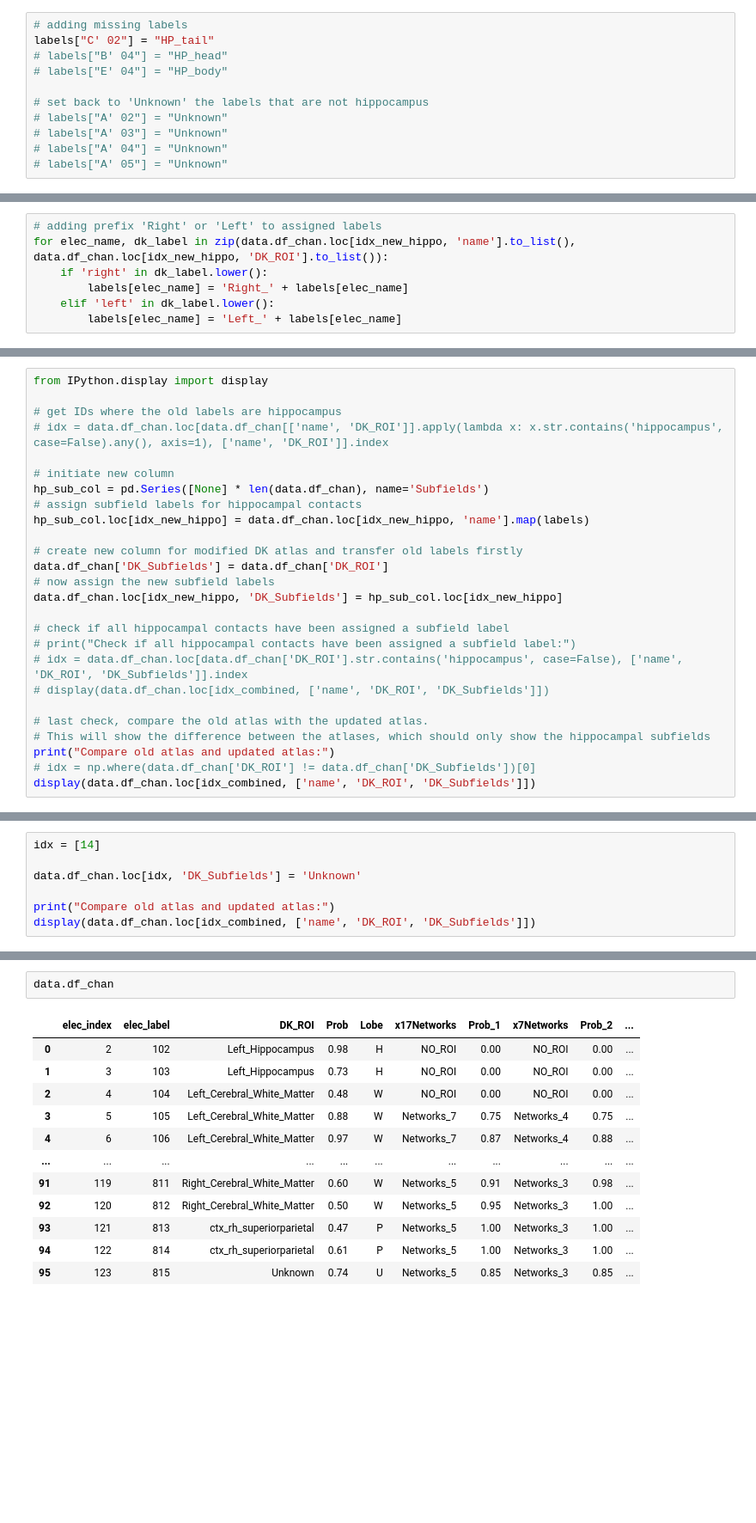
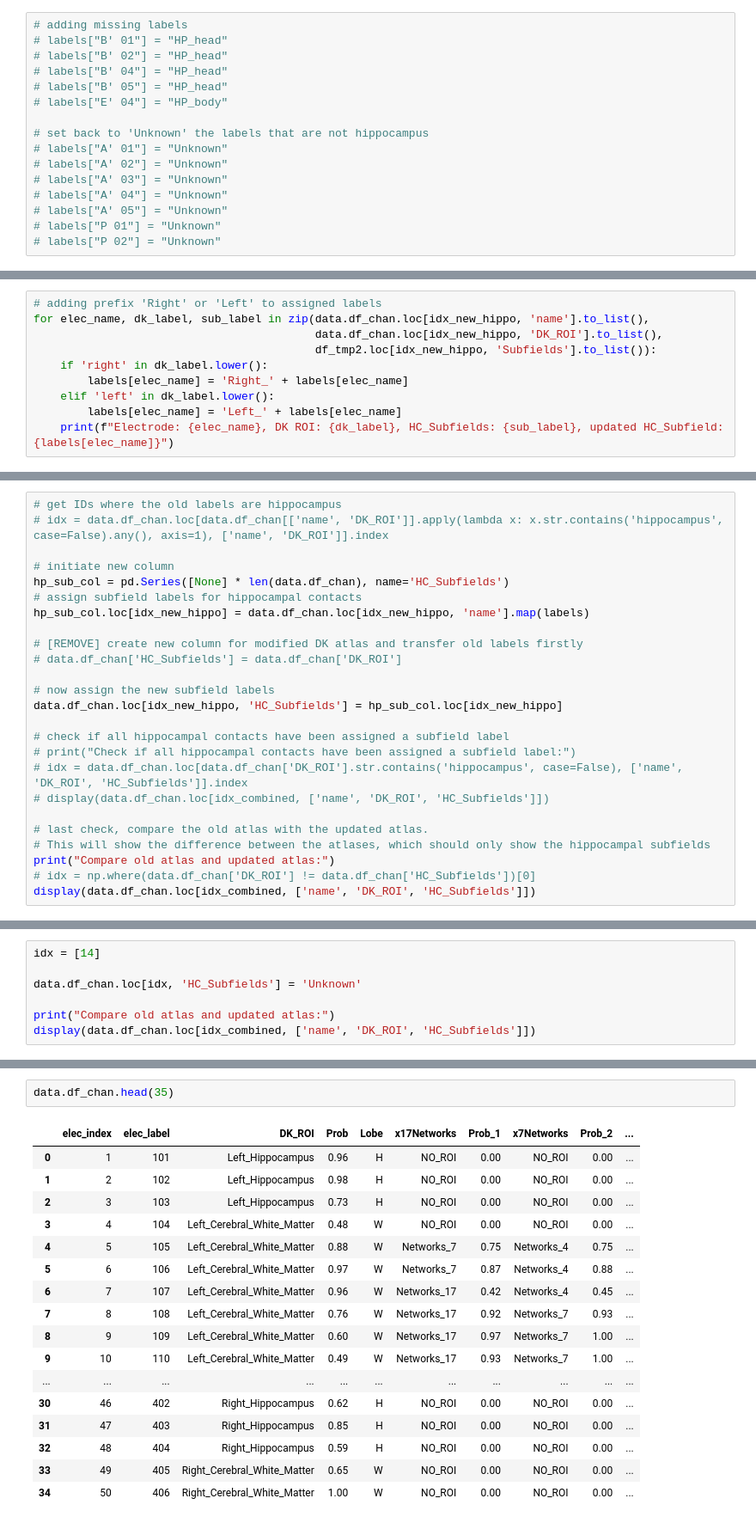
Before and after one commit to faering/master-project, a Jupyter notebook: PRE - label channels.ipynb, the cells around one changed output, grey strips where cells are left out. Shown at 86% size. Drawn from its saved outputs; the diff is of its cells as text; blank space fills up the shorter version.

```diff
--- a/PRE - label channels.ipynb
+++ b/PRE - label channels.ipynb
@@ -279,12 +300,17 @@ Corrections are made if some labels are wrongly labelled as "unknown".
 # %%
 # adding missing labels
-labels["C' 02"] = "HP_tail"
+# labels["B' 01"] = "HP_head"
+# labels["B' 02"] = "HP_head"
 # labels["B' 04"] = "HP_head"
+# labels["B' 05"] = "HP_head"
 # labels["E' 04"] = "HP_body"
 
 # set back to 'Unknown' the labels that are not hippocampus
+# labels["A' 01"] = "Unknown"
 # labels["A' 02"] = "Unknown"
 # labels["A' 03"] = "Unknown"
 # labels["A' 04"] = "Unknown"
 # labels["A' 05"] = "Unknown"
+# labels["P 01"] = "Unknown"
+# labels["P 02"] = "Unknown"
 # %%
@@ -354,7 +377,10 @@ Electrodes in the dataset: {'N', "W'", 'B', "D'", "B'", "T'", "C'", "N'"}
 # %%
 # adding prefix 'Right' or 'Left' to assigned labels
-for elec_name, dk_label in zip(data.df_chan.loc[idx_new_hippo, 'name'].to_list(), data.df_chan.loc[idx_new_hippo, 'DK_ROI'].to_list()):
+for elec_name, dk_label, sub_label in zip(data.df_chan.loc[idx_new_hippo, 'name'].to_list(),
+                                          data.df_chan.loc[idx_new_hippo, 'DK_ROI'].to_list(),
+                                          df_tmp2.loc[idx_new_hippo, 'Subfields'].to_list()):
     if 'right' in dk_label.lower():
         labels[elec_name] = 'Right_' + labels[elec_name]
     elif 'left' in dk_label.lower():
         labels[elec_name] = 'Left_' + labels[elec_name]
+    print(f"Electrode: {elec_name}, DK ROI: {dk_label}, HC_Subfields: {sub_label}, updated HC_Subfield: {labels[elec_name]}")
@@ -361,28 +396,27 @@ for elec_name, dk_label in zip(data.df_chan.loc[idx_new_hippo, 'name'].to_list()
 # %%
-from IPython.display import display
-
 # get IDs where the old labels are hippocampus
 # idx = data.df_chan.loc[data.df_chan[['name', 'DK_ROI']].apply(lambda x: x.str.contains('hippocampus', case=False).any(), axis=1), ['name', 'DK_ROI']].index
 
 # initiate new column
-hp_sub_col = pd.Series([None] * len(data.df_chan), name='Subfields')
+hp_sub_col = pd.Series([None] * len(data.df_chan), name='HC_Subfields')
 # assign subfield labels for hippocampal contacts
 hp_sub_col.loc[idx_new_hippo] = data.df_chan.loc[idx_new_hippo, 'name'].map(labels)
 
-# create new column for modified DK atlas and transfer old labels firstly
-data.df_chan['DK_Subfields'] = data.df_chan['DK_ROI']
+# [REMOVE] create new column for modified DK atlas and transfer old labels firstly
+# data.df_chan['HC_Subfields'] = data.df_chan['DK_ROI']
+
 # now assign the new subfield labels
-data.df_chan.loc[idx_new_hippo, 'DK_Subfields'] = hp_sub_col.loc[idx_new_hippo]
+data.df_chan.loc[idx_new_hippo, 'HC_Subfields'] = hp_sub_col.loc[idx_new_hippo]
 
 # check if all hippocampal contacts have been assigned a subfield label
 # print("Check if all hippocampal contacts have been assigned a subfield label:")
-# idx = data.df_chan.loc[data.df_chan['DK_ROI'].str.contains('hippocampus', case=False), ['name', 'DK_ROI', 'DK_Subfields']].index
-# display(data.df_chan.loc[idx_combined, ['name', 'DK_ROI', 'DK_Subfields']])
+# idx = data.df_chan.loc[data.df_chan['DK_ROI'].str.contains('hippocampus', case=False), ['name', 'DK_ROI', 'HC_Subfields']].index
+# display(data.df_chan.loc[idx_combined, ['name', 'DK_ROI', 'HC_Subfields']])
 
 # last check, compare the old atlas with the updated atlas.
 # This will show the difference between the atlases, which should only show the hippocampal subfields
 print("Compare old atlas and updated atlas:")
-# idx = np.where(data.df_chan['DK_ROI'] != data.df_chan['DK_Subfields'])[0]
-display(data.df_chan.loc[idx_combined, ['name', 'DK_ROI', 'DK_Subfields']])
+# idx = np.where(data.df_chan['DK_ROI'] != data.df_chan['HC_Subfields'])[0]
+display(data.df_chan.loc[idx_combined, ['name', 'DK_ROI', 'HC_Subfields']])
 # %% [output]
 Compare old atlas and updated atlas:
@@ -400,10 +436,10 @@ Compare old atlas and updated atlas:
 # %%
 idx = [14]
 
-data.df_chan.loc[idx, 'DK_Subfields'] = 'Unknown'
+data.df_chan.loc[idx, 'HC_Subfields'] = 'Unknown'
 
 print("Compare old atlas and updated atlas:")
-display(data.df_chan.loc[idx_combined, ['name', 'DK_ROI', 'DK_Subfields']])
+display(data.df_chan.loc[idx_combined, ['name', 'DK_ROI', 'HC_Subfields']])
 # %% [output]
 Compare old atlas and updated atlas:
 |  | name | DK_ROI | DK_Subfields |
@@ -420,17 +456,22 @@ Compare old atlas and updated atlas:
 
 Save the updated atlas in the channel dataframe with hippocampal subregions.
 # %%
-data.df_chan
+data.df_chan.head(35)
 # %% [output]
 |  | elec_index | elec_label | DK_ROI | Prob | Lobe | x17Networks | Prob_1 | x7Networks | Prob_2 | ... |
-| 0 | 2 | 102 | Left_Hippocampus | 0.98 | H | NO_ROI | 0.00 | NO_ROI | 0.00 | ... |
-| 1 | 3 | 103 | Left_Hippocampus | 0.73 | H | NO_ROI | 0.00 | NO_ROI | 0.00 | ... |
-| 2 | 4 | 104 | Left_Cerebral_White_Matter | 0.48 | W | NO_ROI | 0.00 | NO_ROI | 0.00 | ... |
-| 3 | 5 | 105 | Left_Cerebral_White_Matter | 0.88 | W | Networks_7 | 0.75 | Networks_4 | 0.75 | ... |
-| 4 | 6 | 106 | Left_Cerebral_White_Matter | 0.97 | W | Networks_7 | 0.87 | Networks_4 | 0.88 | ... |
+| 0 | 1 | 101 | Left_Hippocampus | 0.96 | H | NO_ROI | 0.00 | NO_ROI | 0.00 | ... |
+| 1 | 2 | 102 | Left_Hippocampus | 0.98 | H | NO_ROI | 0.00 | NO_ROI | 0.00 | ... |
+| 2 | 3 | 103 | Left_Hippocampus | 0.73 | H | NO_ROI | 0.00 | NO_ROI | 0.00 | ... |
+| 3 | 4 | 104 | Left_Cerebral_White_Matter | 0.48 | W | NO_ROI | 0.00 | NO_ROI | 0.00 | ... |
+| 4 | 5 | 105 | Left_Cerebral_White_Matter | 0.88 | W | Networks_7 | 0.75 | Networks_4 | 0.75 | ... |
+| 5 | 6 | 106 | Left_Cerebral_White_Matter | 0.97 | W | Networks_7 | 0.87 | Networks_4 | 0.88 | ... |
+| 6 | 7 | 107 | Left_Cerebral_White_Matter | 0.96 | W | Networks_17 | 0.42 | Networks_4 | 0.45 | ... |
+| 7 | 8 | 108 | Left_Cerebral_White_Matter | 0.76 | W | Networks_17 | 0.92 | Networks_7 | 0.93 | ... |
+| 8 | 9 | 109 | Left_Cerebral_White_Matter | 0.60 | W | Networks_17 | 0.97 | Networks_7 | 1.00 | ... |
+| 9 | 10 | 110 | Left_Cerebral_White_Matter | 0.49 | W | Networks_17 | 0.93 | Networks_7 | 1.00 | ... |
 | ... | ... | ... | ... | ... | ... | ... | ... | ... | ... | ... |
-| 91 | 119 | 811 | Right_Cerebral_White_Matter | 0.60 | W | Networks_5 | 0.91 | Networks_3 | 0.98 | ... |
-| 92 | 120 | 812 | Right_Cerebral_White_Matter | 0.50 | W | Networks_5 | 0.95 | Networks_3 | 1.00 | ... |
-| 93 | 121 | 813 | ctx_rh_superiorparietal | 0.47 | P | Networks_5 | 1.00 | Networks_3 | 1.00 | ... |
-| 94 | 122 | 814 | ctx_rh_superiorparietal | 0.61 | P | Networks_5 | 1.00 | Networks_3 | 1.00 | ... |
-| 95 | 123 | 815 | Unknown | 0.74 | U | Networks_5 | 0.85 | Networks_3 | 0.85 | ... |
+| 30 | 46 | 402 | Right_Hippocampus | 0.62 | H | NO_ROI | 0.00 | NO_ROI | 0.00 | ... |
+| 31 | 47 | 403 | Right_Hippocampus | 0.85 | H | NO_ROI | 0.00 | NO_ROI | 0.00 | ... |
+| 32 | 48 | 404 | Right_Hippocampus | 0.59 | H | NO_ROI | 0.00 | NO_ROI | 0.00 | ... |
+| 33 | 49 | 405 | Right_Cerebral_White_Matter | 0.65 | W | NO_ROI | 0.00 | NO_ROI | 0.00 | ... |
+| 34 | 50 | 406 | Right_Cerebral_White_Matter | 1.00 | W | NO_ROI | 0.00 | NO_ROI | 0.00 | ... |
```
Also changed, not shown: parts of 30 cells of this notebook, 3 other files.
